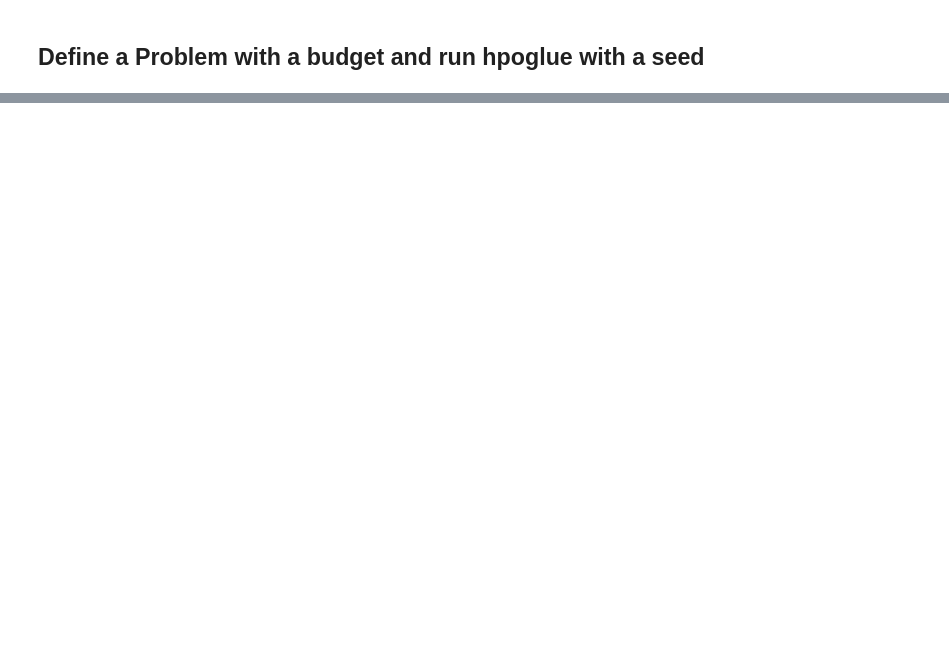
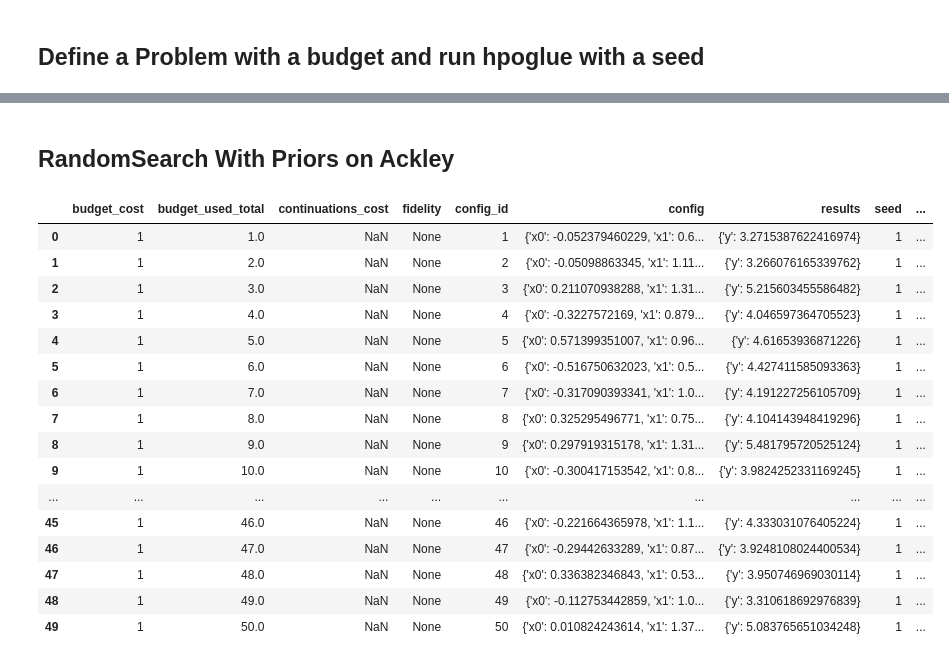
Before and after one commit to automl/hpoglue, a Jupyter notebook: examples/glue_demo.ipynb, the cells around one changed output, grey strips where cells are left out. Cells and saved outputs as stored; diff of their text form; code cells hidden in the pictures; blank space fills up the shorter version.

```diff
--- a/examples/glue_demo.ipynb
+++ b/examples/glue_demo.ipynb
@@ -48,3 +58,45 @@ result_df
 | 47 | 1 | 48.0 | NaN | None | 48 | {'x0': 26.920408263809, 'x1': -30... | {'y': 21.15484795980676} | 1 | ... |
 | 48 | 1 | 49.0 | NaN | None | 49 | {'x0': -11.40393169584, 'x1': 8.4... | {'y': 19.586583548167244} | 1 | ... |
 | 49 | 1 | 50.0 | NaN | None | 50 | {'x0': 1.13164933537, 'x1': 28.30... | {'y': 21.160841927583487} | 1 | ... |
+# %% [markdown]
+## RandomSearch With Priors on Ackley
+# %%
+opt = OPTIMIZERS["RandomSearchWithPriors"]
+bench = BENCHMARKS["ackley"]
+# %%
+from hpoglue.run_glue import run_glue
+
+result_df = run_glue(
+    run_name="hpoglue_demo",
+    optimizer=opt,
+    benchmark=bench,
+    objectives="y",
+    budget=50,
+    seed=1,
+    priors={
+        "y": {
+            "x0": 0,
+            "x1": 1,
+        }
+    }
+)
+
+result_df
+# %% [output]
+|  | budget_cost | budget_used_total | continuations_cost | fidelity | config_id | config | results | seed | ... |
+| 0 | 1 | 1.0 | NaN | None | 1 | {'x0': -0.052379460229, 'x1': 0.6... | {'y': 3.2715387622416974} | 1 | ... |
+| 1 | 1 | 2.0 | NaN | None | 2 | {'x0': -0.05098863345, 'x1': 1.11... | {'y': 3.266076165339762} | 1 | ... |
+| 2 | 1 | 3.0 | NaN | None | 3 | {'x0': 0.211070938288, 'x1': 1.31... | {'y': 5.215603455586482} | 1 | ... |
+| 3 | 1 | 4.0 | NaN | None | 4 | {'x0': -0.3227572169, 'x1': 0.879... | {'y': 4.046597364705523} | 1 | ... |
+| 4 | 1 | 5.0 | NaN | None | 5 | {'x0': 0.571399351007, 'x1': 0.96... | {'y': 4.61653936871226} | 1 | ... |
+| 5 | 1 | 6.0 | NaN | None | 6 | {'x0': -0.516750632023, 'x1': 0.5... | {'y': 4.427411585093363} | 1 | ... |
+| 6 | 1 | 7.0 | NaN | None | 7 | {'x0': -0.317090393341, 'x1': 1.0... | {'y': 4.191227256105709} | 1 | ... |
+| 7 | 1 | 8.0 | NaN | None | 8 | {'x0': 0.325295496771, 'x1': 0.75... | {'y': 4.104143948419296} | 1 | ... |
+| 8 | 1 | 9.0 | NaN | None | 9 | {'x0': 0.297919315178, 'x1': 1.31... | {'y': 5.481795720525124} | 1 | ... |
+| 9 | 1 | 10.0 | NaN | None | 10 | {'x0': -0.300417153542, 'x1': 0.8... | {'y': 3.9824252331169245} | 1 | ... |
+| ... | ... | ... | ... | ... | ... | ... | ... | ... | ... |
+| 45 | 1 | 46.0 | NaN | None | 46 | {'x0': -0.221664365978, 'x1': 1.1... | {'y': 4.333031076405224} | 1 | ... |
+| 46 | 1 | 47.0 | NaN | None | 47 | {'x0': -0.29442633289, 'x1': 0.87... | {'y': 3.9248108024400534} | 1 | ... |
+| 47 | 1 | 48.0 | NaN | None | 48 | {'x0': 0.336382346843, 'x1': 0.53... | {'y': 3.950746969030114} | 1 | ... |
+| 48 | 1 | 49.0 | NaN | None | 49 | {'x0': -0.112753442859, 'x1': 1.0... | {'y': 3.310618692976839} | 1 | ... |
+| 49 | 1 | 50.0 | NaN | None | 50 | {'x0': 0.010824243614, 'x1': 1.37... | {'y': 5.083765651034248} | 1 | ... |
```
Also changed, not shown: parts of 3 cells of this notebook, 3 other files.
